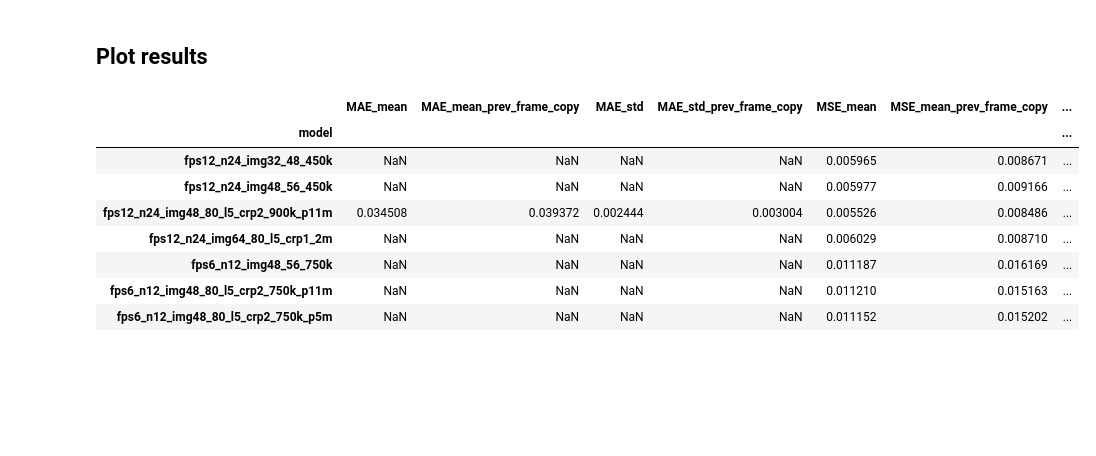
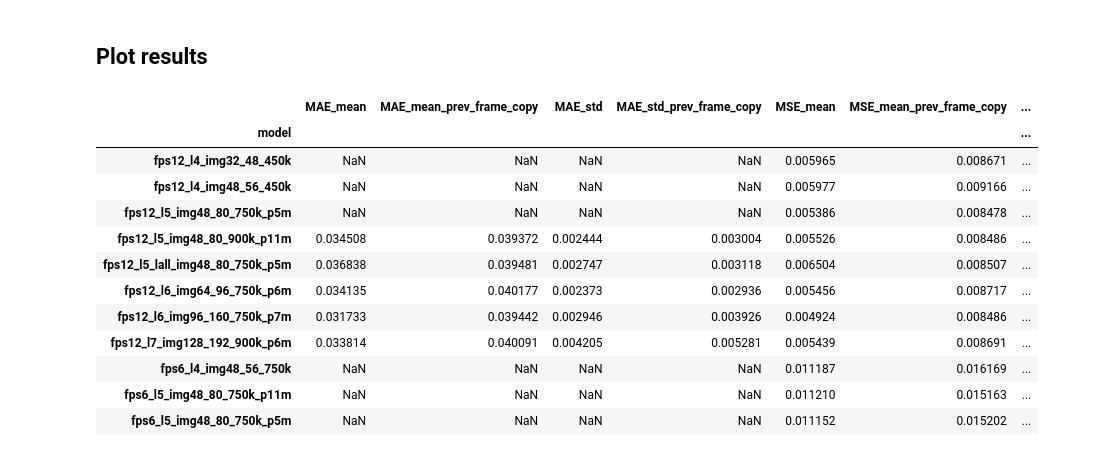
Before and after one commit to RoshanRane/PredNet-and-Predictive-Coding-A-Critical-Review, a Jupyter notebook: plot_results.ipynb, the cells around one changed output. Drawn from its saved outputs; the diff is of its cells as text; code cells hidden in the pictures; blank space fills up the shorter version.

```diff
--- a/plot_results.ipynb
+++ b/plot_results.ipynb
@@ -83,18 +83,22 @@ def plot_results_df(df):
 
     plt.tight_layout()
 # %%
-results = build_results_df(["prednet-smth-smth/results_*/", "prednet-smth-smth/backup/results_*/"])
+results = build_results_df(["prednet-smth-smth/results_*/"])#, "prednet-smth-smth/backup/results_*/"
 display(results)
 # %% [output]
 |  | MAE_mean | MAE_mean_prev_frame_copy | MAE_std | MAE_std_prev_frame_copy | MSE_mean | MSE_mean_prev_frame_copy | ... |
 | model |  |  |  |  |  |  | ... |
-| fps12_n24_img32_48_450k | NaN | NaN | NaN | NaN | 0.005965 | 0.008671 | ... |
-| fps12_n24_img48_56_450k | NaN | NaN | NaN | NaN | 0.005977 | 0.009166 | ... |
-| fps12_n24_img48_80_l5_crp2_900k_p11m | 0.034508 | 0.039372 | 0.002444 | 0.003004 | 0.005526 | 0.008486 | ... |
-| fps12_n24_img64_80_l5_crp1_2m | NaN | NaN | NaN | NaN | 0.006029 | 0.008710 | ... |
-| fps6_n12_img48_56_750k | NaN | NaN | NaN | NaN | 0.011187 | 0.016169 | ... |
-| fps6_n12_img48_80_l5_crp2_750k_p11m | NaN | NaN | NaN | NaN | 0.011210 | 0.015163 | ... |
-| fps6_n12_img48_80_l5_crp2_750k_p5m | NaN | NaN | NaN | NaN | 0.011152 | 0.015202 | ... |
+| fps12_l4_img32_48_450k | NaN | NaN | NaN | NaN | 0.005965 | 0.008671 | ... |
+| fps12_l4_img48_56_450k | NaN | NaN | NaN | NaN | 0.005977 | 0.009166 | ... |
+| fps12_l5_img48_80_750k_p5m | NaN | NaN | NaN | NaN | 0.005386 | 0.008478 | ... |
+| fps12_l5_img48_80_900k_p11m | 0.034508 | 0.039372 | 0.002444 | 0.003004 | 0.005526 | 0.008486 | ... |
+| fps12_l5_lall_img48_80_750k_p5m | 0.036838 | 0.039481 | 0.002747 | 0.003118 | 0.006504 | 0.008507 | ... |
+| fps12_l6_img64_96_750k_p6m | 0.034135 | 0.040177 | 0.002373 | 0.002936 | 0.005456 | 0.008717 | ... |
+| fps12_l6_img96_160_750k_p7m | 0.031733 | 0.039442 | 0.002946 | 0.003926 | 0.004924 | 0.008486 | ... |
+| fps12_l7_img128_192_900k_p6m | 0.033814 | 0.040091 | 0.004205 | 0.005281 | 0.005439 | 0.008691 | ... |
+| fps6_l4_img48_56_750k | NaN | NaN | NaN | NaN | 0.011187 | 0.016169 | ... |
+| fps6_l5_img48_80_750k_p11m | NaN | NaN | NaN | NaN | 0.011210 | 0.015163 | ... |
+| fps6_l5_img48_80_750k_p5m | NaN | NaN | NaN | NaN | 0.011152 | 0.015202 | ... |
 # %%
 plot_results_df(results)
 # %% [output]
```
Also changed, not shown: parts of 2 cells of this notebook.
